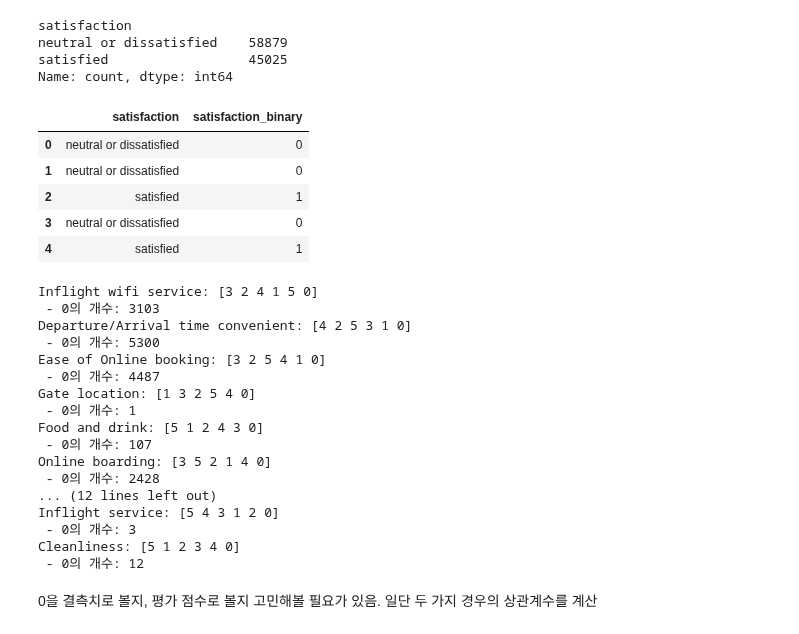
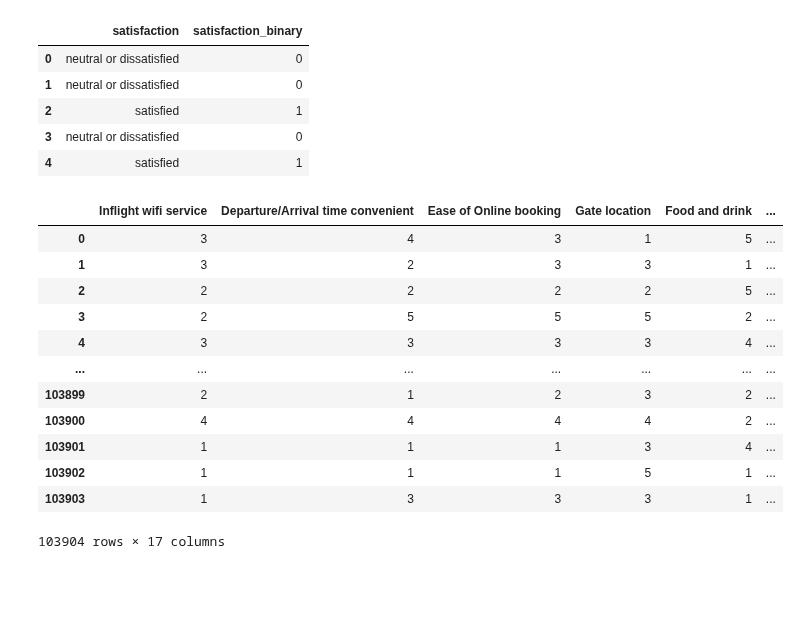
Before and after one commit to MJU-SDA7-2025/Airline-Passenger-Satisfaction, a Jupyter notebook: Seat comfort/main.ipynb, the cells around one changed output. Cells and saved outputs as stored; diff of their text form; code cells hidden in the pictures; blank space fills up the shorter version.

```diff
--- a/Seat comfort/main.ipynb
+++ b/Seat comfort/main.ipynb
@@ -34,17 +10,14 @@ Index(['Unnamed: 0', 'id', 'Gender', 'Customer Type', 'Age', 'Type of Travel',
 # %%
-print(train_raw['satisfaction'].value_counts())
-# "만족", "중립 및 불만족" 두 개로 이진 분류 되어 있음
-# "중립 및 불만족"을 불만족으로 간주해야할지 고민 필요
-# 따라서 "중립 및 불만족"은 단순히 "만족하지 않음" 으로 간주하고 0, "만족"은 1로 변환
+train_raw = pd.read_csv('../data/train_raw.csv')
+train_raw
+
+# "중립 및 불만족"은 단순히 "만족하지 않음" 으로 간주하고 0으로 변환
+# "만족"은 1로 변환
 train_raw['satisfaction_binary'] = (
     train_raw['satisfaction'] == 'satisfied'
 ).astype(int)
 train_raw[['satisfaction', 'satisfaction_binary']].head()
 # %% [output]
-satisfaction
-neutral or dissatisfied    58879
-satisfied                  45025
-Name: count, dtype: int64
 |  | satisfaction | satisfaction_binary |
 | 0 | neutral or dissatisfied | 0 |
 | 1 | neutral or dissatisfied | 0 |
@@ -54,44 +27,41 @@ Name: count, dtype: int64
 # %%
 # 모든 서비스 변수
 service_cols = [
     'Inflight wifi service',
     'Departure/Arrival time convenient',
     'Ease of Online booking',
     'Gate location',
     'Food and drink',
     'Online boarding',
     'Seat comfort',
     'Inflight entertainment',
     'On-board service',
     'Leg room service',
     'Baggage handling',
     'Checkin service',
     'Inflight service',
     'Cleanliness'
 ]
 
-# 모든 서비스 변수의 unique 값과 0의 개수 확인
-for col in service_cols:
-    print(f"{col}: {train_raw[col].unique()}")
-    print(f" - 0의 개수: {sum(train_raw[col] == 0)}")
+# 클래스와 이동 거리 컬럼 추출
+class_cols = ['Class']
+distance_col = ['Flight Distance']
+
+
+# 서비스 변수와 클래스, 거리 그리고 satisfaction_binary만 존재하는 데이터프레임 생성
+service_df = train_raw[service_cols + class_cols + distance_col + ['satisfaction_binary']]
+service_df
 # %% [output]
+|  | Inflight wifi service | Departure/Arrival time convenient | Ease of Online booking | Gate location | Food and drink | ... |
+| 0 | 3 | 4 | 3 | 1 | 5 | ... |
+| 1 | 3 | 2 | 3 | 3 | 1 | ... |
+| 2 | 2 | 2 | 2 | 2 | 5 | ... |
+| 3 | 2 | 5 | 5 | 5 | 2 | ... |
+| 4 | 3 | 3 | 3 | 3 | 4 | ... |
+| ... | ... | ... | ... | ... | ... | ... |
+| 103899 | 2 | 1 | 2 | 3 | 2 | ... |
+| 103900 | 4 | 4 | 4 | 4 | 2 | ... |
+| 103901 | 1 | 1 | 1 | 3 | 4 | ... |
+| 103902 | 1 | 1 | 1 | 5 | 1 | ... |
+| 103903 | 1 | 3 | 3 | 3 | 1 | ... |
-Inflight wifi service: [3 2 4 1 5 0]
- - 0의 개수: 3103
-Departure/Arrival time convenient: [4 2 5 3 1 0]
- - 0의 개수: 5300
-Ease of Online booking: [3 2 5 4 1 0]
- - 0의 개수: 4487
-Gate location: [1 3 2 5 4 0]
- - 0의 개수: 1
-Food and drink: [5 1 2 4 3 0]
- - 0의 개수: 107
-Online boarding: [3 5 2 1 4 0]
- - 0의 개수: 2428
-... (12 lines left out)
-Inflight service: [5 4 3 1 2 0]
- - 0의 개수: 3
-Cleanliness: [5 1 2 3 4 0]
- - 0의 개수: 12
+103904 rows × 17 columns
-# %% [markdown]
-0을 결측치로 볼지, 평가 점수로 볼지 고민해볼 필요가 있음.
-일단 두 가지 경우의 상관계수를 계산
```
Also changed, not shown: parts of 27 cells of this notebook, 6 other files.
